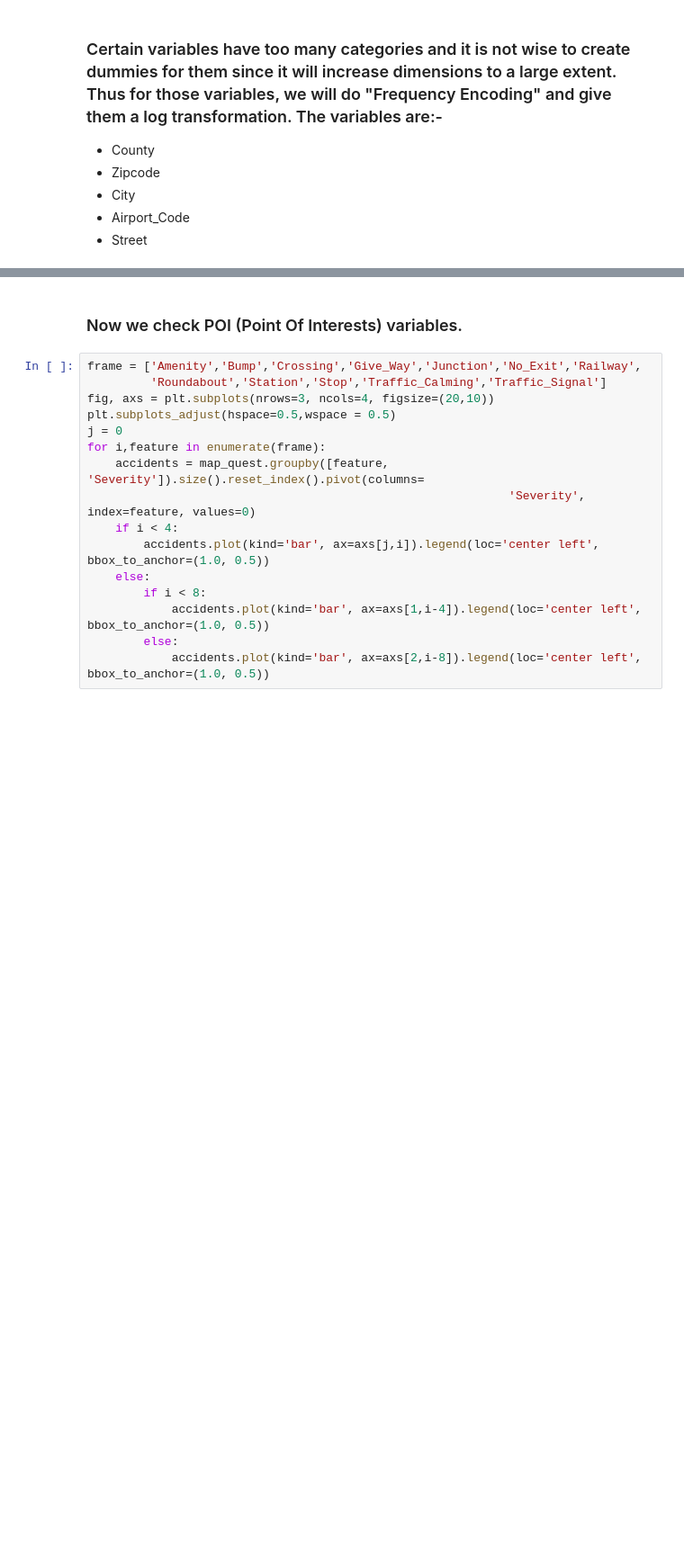
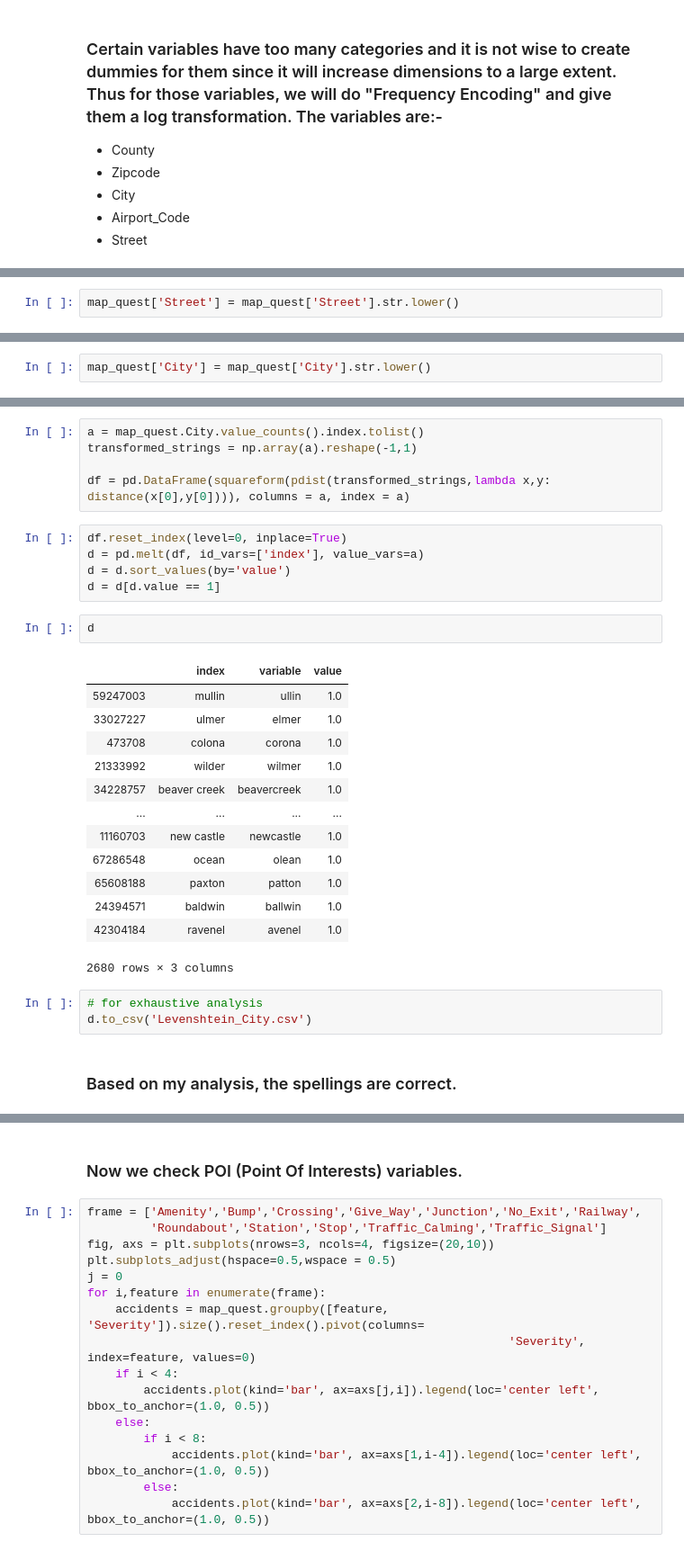
Before and after one commit to rahulmnair1997/US-Accidents-Data-Analysis, a Jupyter notebook: US-accidents.ipynb, the cells around one changed output, grey strips where cells are left out. Shown at 90% size. Drawn from its saved outputs; the diff is of its cells as text; blank space fills up the shorter version.

```diff
--- a/US-accidents.ipynb
+++ b/US-accidents.ipynb
@@ -522,0 +553,2 @@ for i in numerical_vars_to_be_normalized:
+# %%
+map_quest['Street'] = map_quest['Street'].str.lower()
@@ -522,0 +561,2 @@ for i in numerical_vars_to_be_normalized:
+# %%
+map_quest['City'] = map_quest['City'].str.lower()
@@ -523 +567,32 @@ for i in numerical_vars_to_be_normalized:
+# %%
+a = map_quest.City.value_counts().index.tolist()
+transformed_strings = np.array(a).reshape(-1,1)
+
+df = pd.DataFrame(squareform(pdist(transformed_strings,lambda x,y: distance(x[0],y[0]))), columns = a, index = a)
+# %%
+df.reset_index(level=0, inplace=True)
+d = pd.melt(df, id_vars=['index'], value_vars=a)
+d = d.sort_values(by='value')
+d = d[d.value == 1]
+# %%
+d
+# %% [output]
+|  | index | variable | value |
+| 59247003 | mullin | ullin | 1.0 |
+| 33027227 | ulmer | elmer | 1.0 |
+| 473708 | colona | corona | 1.0 |
+| 21333992 | wilder | wilmer | 1.0 |
+| 34228757 | beaver creek | beavercreek | 1.0 |
+| ... | ... | ... | ... |
+| 11160703 | new castle | newcastle | 1.0 |
+| 67286548 | ocean | olean | 1.0 |
+| 65608188 | paxton | patton | 1.0 |
+| 24394571 | baldwin | ballwin | 1.0 |
+| 42304184 | ravenel | avenel | 1.0 |
+2680 rows × 3 columns
+# %%
+# for exhaustive analysis
+d.to_csv('Levenshtein_City.csv')
+# %% [markdown]
+### Based on my analysis, the spellings are correct.
 # %%
```
Also changed, not shown: parts of 39 cells of this notebook.
